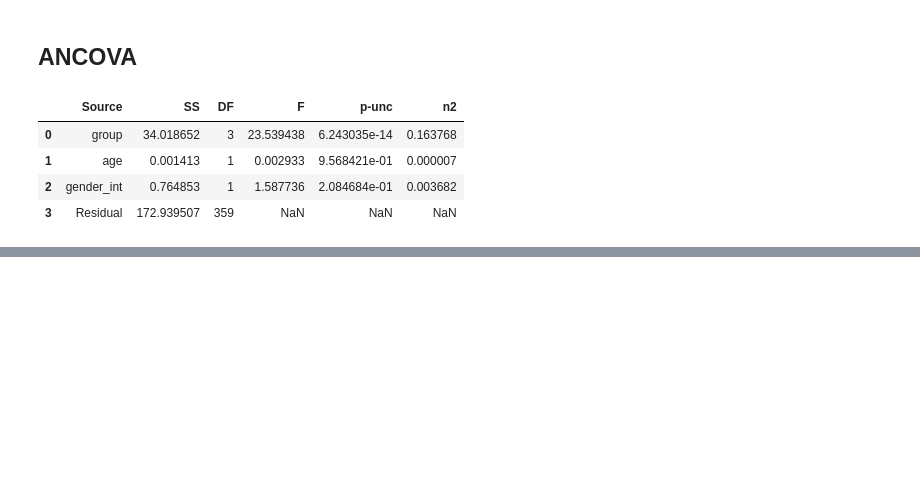
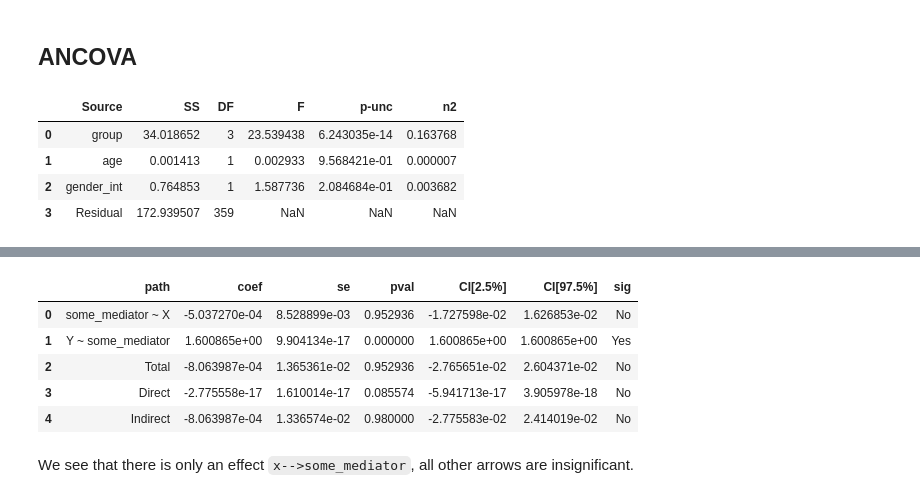
Before and after one commit to uvacw/teaching-ds-rp, a Jupyter notebook: week3/analyzing-experiments.ipynb, the cells around one changed output, grey strips where cells are left out. Saved outputs shown, nothing was run; the diff lists cells and outputs as text; code cells hidden in the pictures; blank space fills up the shorter version.

Commit message:
added mediation

```diff
--- a/week3/analyzing-experiments.ipynb
+++ b/week3/analyzing-experiments.ipynb
@@ -270,0 +274,13 @@ pg.ancova(data=df, dv='dv', covar=['age', 'gender_int'], between='group',effsize
+# %%
+df['some_mediator'] = df[['x1','x2','x3','x4','x5']].mean(axis=1)
+# %%
+pg.mediation_analysis(data=df, x='age', m='some_mediator', y='dv', seed=42, n_boot=1000)
+# %% [output]
+|  | path | coef | se | pval | CI[2.5%] | CI[97.5%] | sig |
+| 0 | some_mediator ~ X | -5.037270e-04 | 8.528899e-03 | 0.952936 | -1.727598e-02 | 1.626853e-02 | No |
+| 1 | Y ~ some_mediator | 1.600865e+00 | 9.904134e-17 | 0.000000 | 1.600865e+00 | 1.600865e+00 | Yes |
+| 2 | Total | -8.063987e-04 | 1.365361e-02 | 0.952936 | -2.765651e-02 | 2.604371e-02 | No |
+| 3 | Direct | -2.775558e-17 | 1.610014e-17 | 0.085574 | -5.941713e-17 | 3.905978e-18 | No |
+| 4 | Indirect | -8.063987e-04 | 1.336574e-02 | 0.980000 | -2.775583e-02 | 2.414019e-02 | No |
+# %% [markdown]
+We see that there is only an effect `x-->some_mediator`, all other arrows are insignificant.
```
Also changed, not shown: parts of 3 cells of this notebook.
